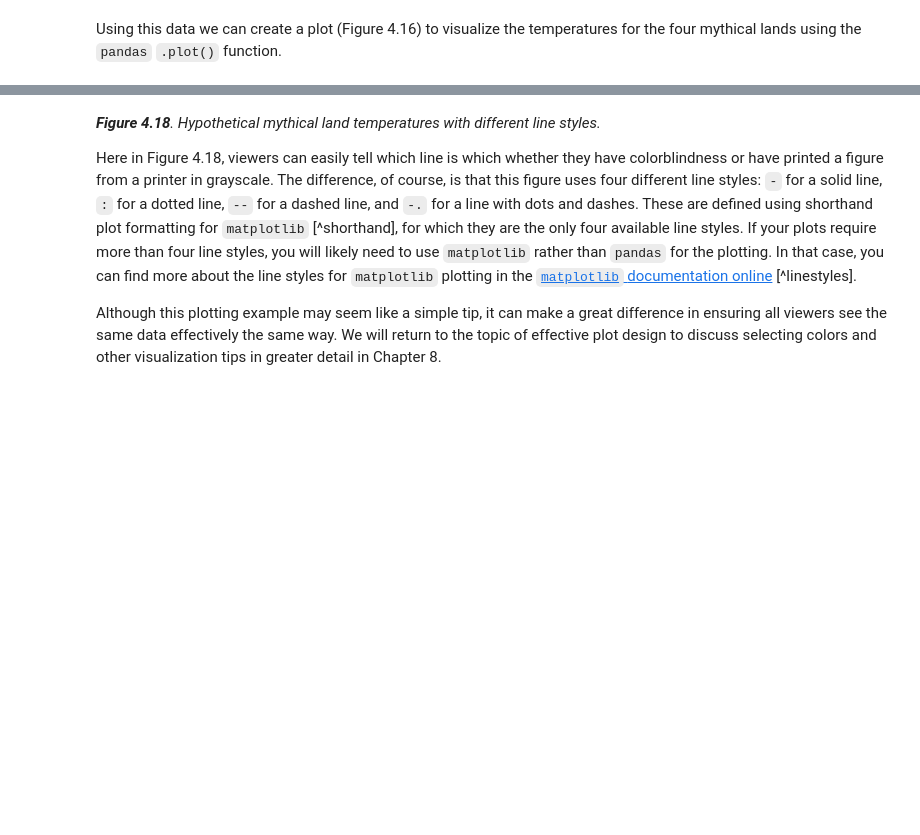
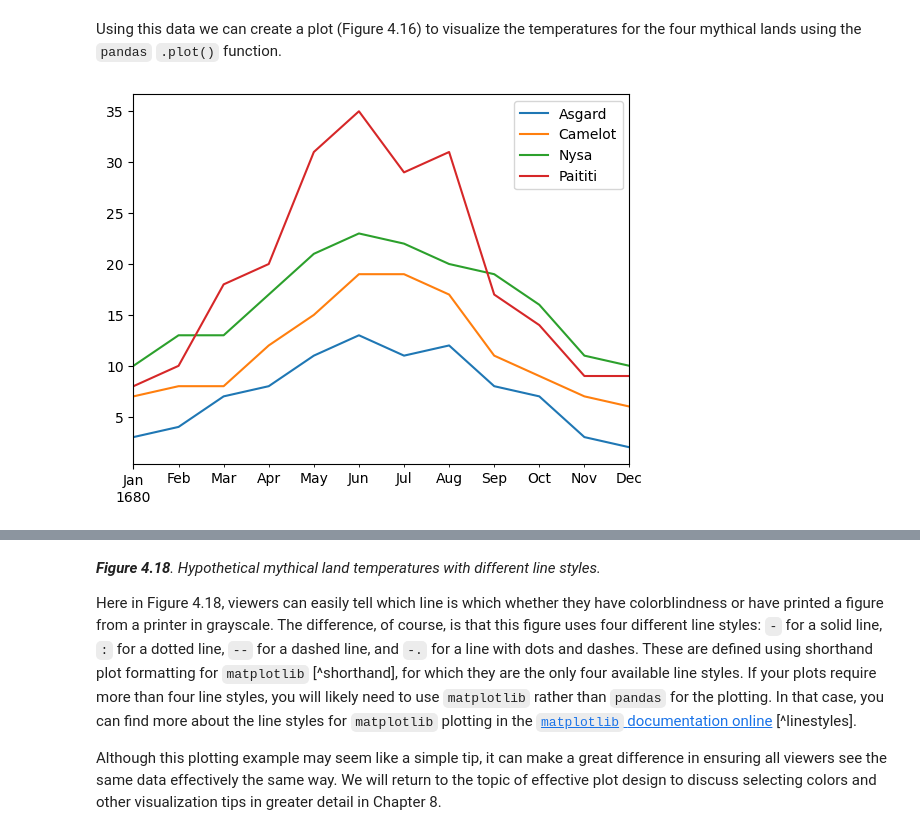
Before and after one commit to heattard/geo-python, a Jupyter notebook: source/notebooks/L7/line-plots.ipynb, the cells around one changed output, grey strips where cells are left out. Drawn from its saved outputs; the diff is of its cells as text; code cells hidden in the pictures; blank space fills up the shorter version.

```diff
--- a/source/notebooks/L7/line-plots.ipynb
+++ b/source/notebooks/L7/line-plots.ipynb
@@ -31,5 +39,9 @@ data = pd.DataFrame(index=dates, data=temperatures)
 # %% [markdown]
 Using this data we can create a plot (Figure 4.16) to visualize the temperatures for the four mythical lands using the `pandas` `.plot()` function.
+# %%
+ax = data.plot()
+# %% [output]
+[figure, added]
 # %% [markdown]
 _**Figure 4.16**. Hypothetical temperatures for one year in different mythical lands._
 
```
Also changed, not shown: parts of 3 cells of this notebook.
